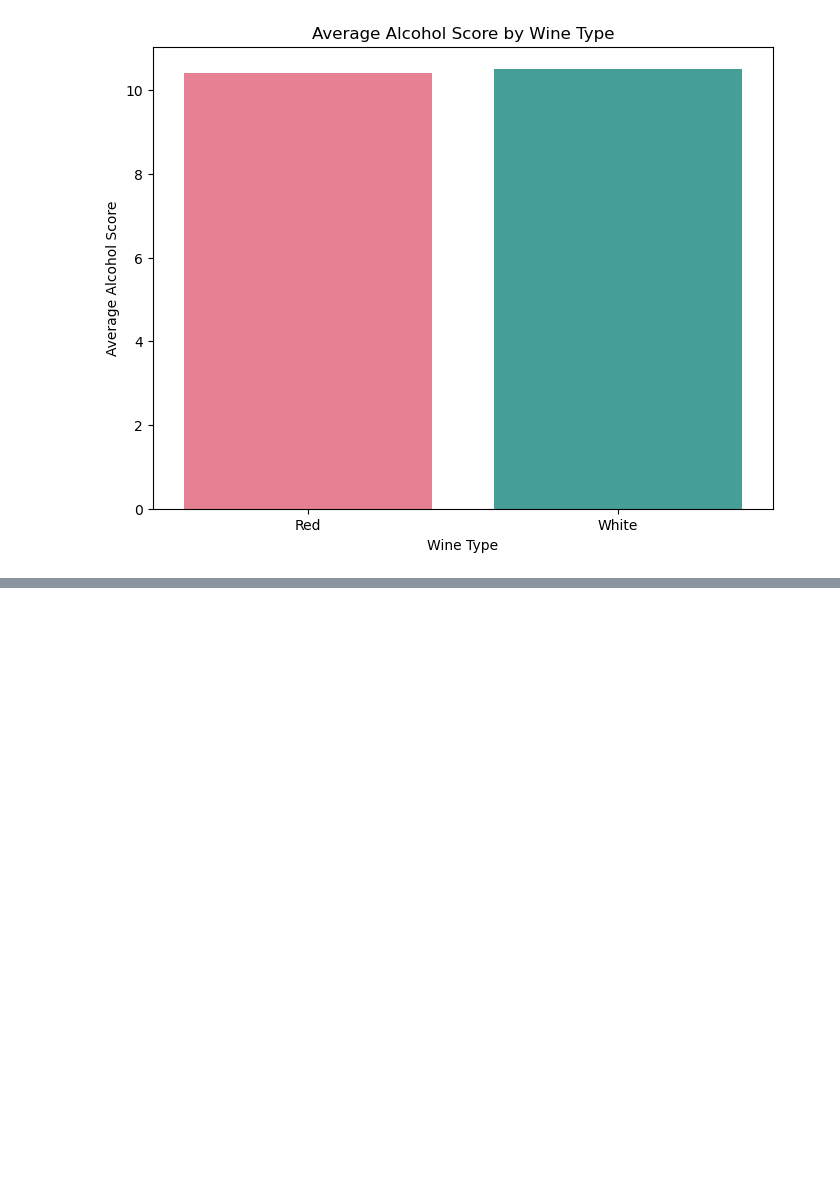
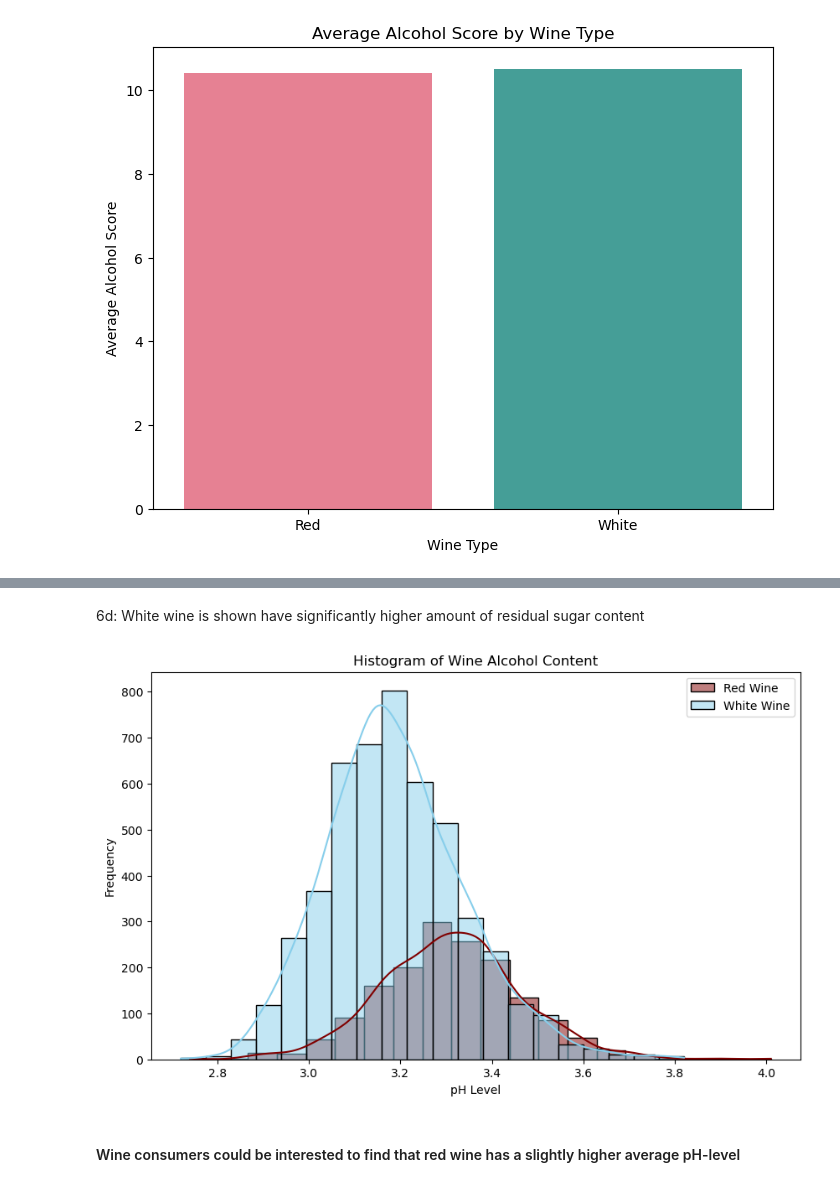
Before and after one commit to Toebzy/Mini-Project-2, a Jupyter notebook: MP2/Untitled.ipynb, the cells around one changed output, grey strips where cells are left out. Cells and saved outputs as stored; diff of their text form; code cells hidden in the pictures; blank space fills up the shorter version.

```diff
--- a/MP2/Untitled.ipynb
+++ b/MP2/Untitled.ipynb
@@ -400,0 +246,18 @@ normalized_wine.sample(10)
+# %% [markdown]
+6d: White wine is shown have significantly higher amount of residual sugar content
+# %%
+plt.figure(figsize=(10, 6))
+
+sns.histplot(wine[wine['type'] == 0]['pH'], kde=True, bins=20, color='maroon', label='Red Wine')
+sns.histplot(wine[wine['type'] == 1]['pH'], kde=True, bins=20, color='skyblue', label='White Wine')
+
+plt.xlabel('pH Level')
+plt.ylabel('Frequency')
+plt.title('Histogram of Wine Alcohol Content')
+plt.legend()
+
+plt.show()
+# %% [output]
+[figure, added]
+# %% [markdown]
+#### Wine consumers could be interested to find that red wine has a slightly higher average pH-level
```
Also changed, not shown: parts of 57 cells of this notebook.
